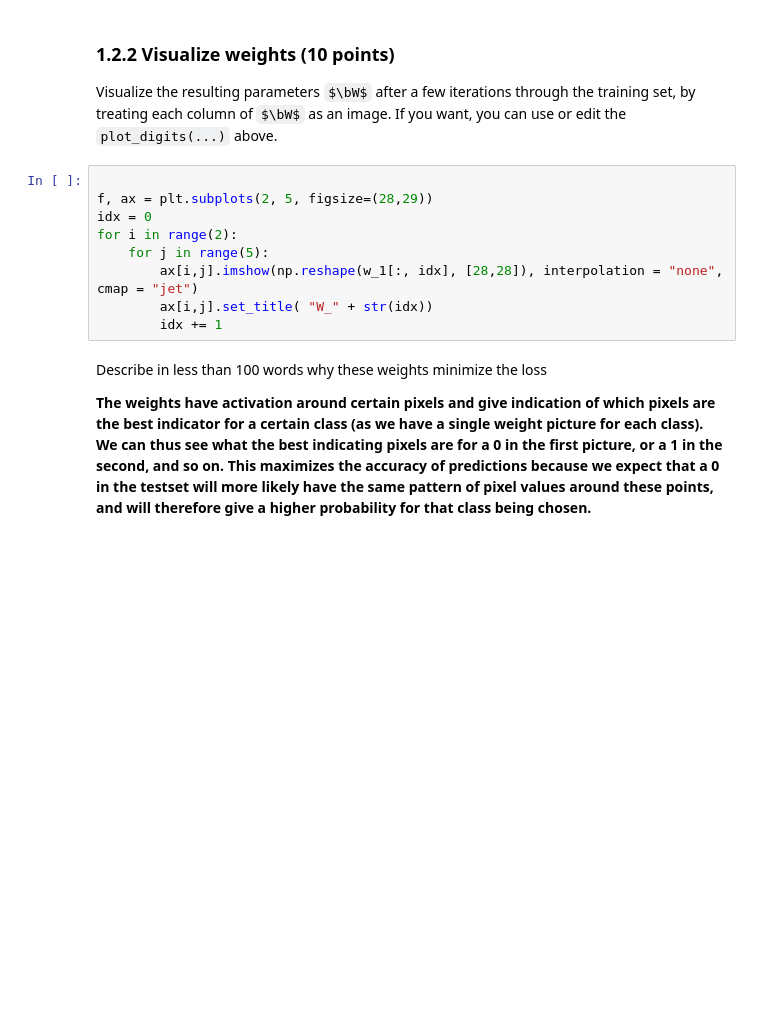
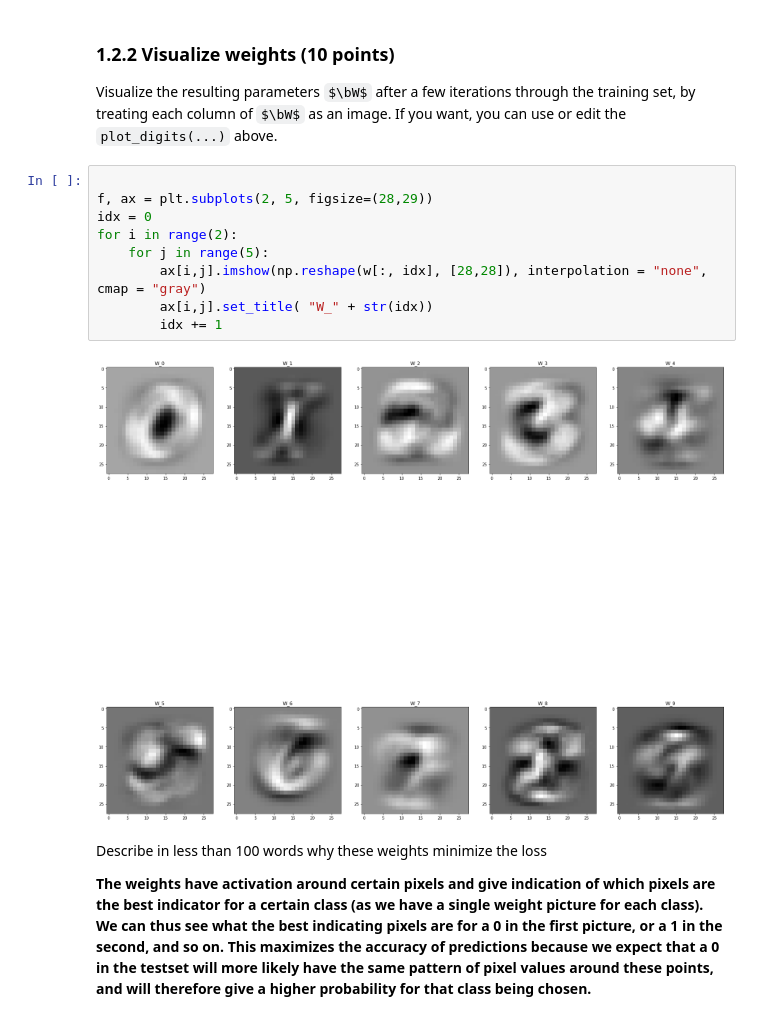
Before and after one commit to filipkny/MachineLearning1_UvA, a Jupyter notebook: 10470654_12271136_lab2.ipynb, the cells around one changed output. Saved outputs shown, nothing was run; the diff lists cells and outputs as text; some formulas as TeX source; blank space fills up the shorter version.

```diff
--- a/10470654_12271136_lab2.ipynb
+++ b/10470654_12271136_lab2.ipynb
@@ -580,12 +592,14 @@ Visualize the resulting parameters $\bW$ after a few iterations through the trai
 # %%
 
 f, ax = plt.subplots(2, 5, figsize=(28,29))
 idx = 0
 for i in range(2):
     for j in range(5):
-        ax[i,j].imshow(np.reshape(w_1[:, idx], [28,28]), interpolation = "none", cmap = "jet")
+        ax[i,j].imshow(np.reshape(w[:, idx], [28,28]), interpolation = "none", cmap = "gray")
         ax[i,j].set_title( "W_" + str(idx))
         idx += 1
+# %% [output]
+[figure, added]
 # %% [markdown]
 Describe in less than 100 words why these weights minimize the loss
 
```
Also changed, not shown: parts of 8 cells of this notebook.
